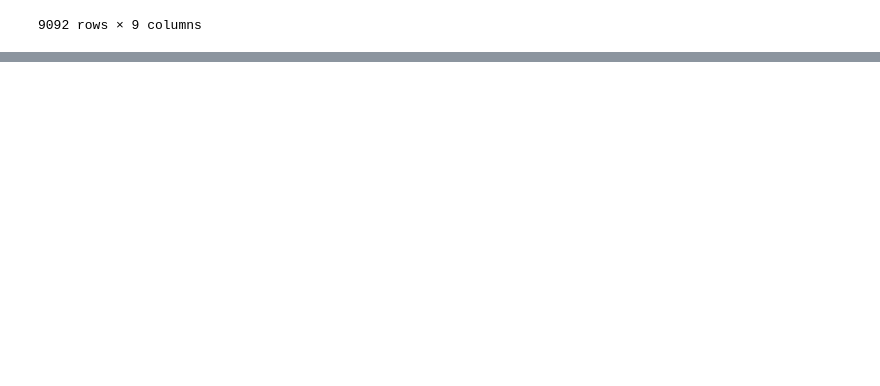
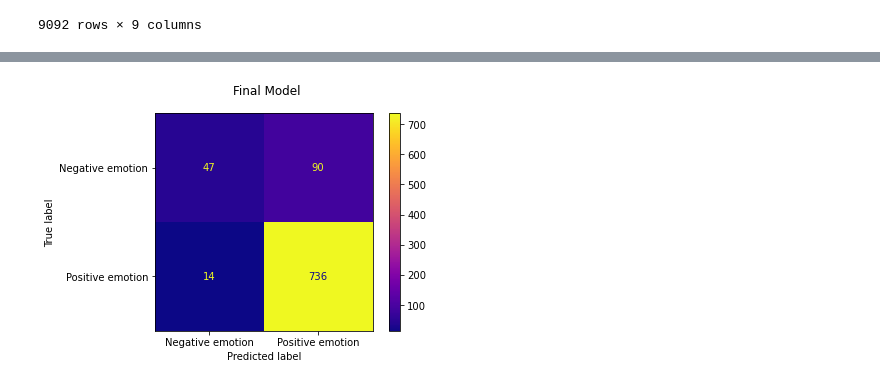
Before and after one commit to RaulCTorres/Twitter_NLP_analysis, a Jupyter notebook: Scratch_code/Terry_book_12_7.ipynb, the cells around one changed output, grey strips where cells are left out. Cells and saved outputs as stored; diff of their text form; code cells hidden in the pictures; blank space fills up the shorter version.

```diff
--- a/Scratch_code/Terry_book_12_7.ipynb
+++ b/Scratch_code/Terry_book_12_7.ipynb
@@ -434,0 +833,2 @@ array([0.84052533, 0.83646617, 0.84398496, 0.82706767, 0.83082707])
+# %%
+gs9.fit(X1_vec,y_train)
@@ -654,0 +978,2 @@ IndexError: tuple index out of range
+# %%
+rf_final = RandomForestClassifier(bootstrap = False, max_depth = None, max_features = 'sqrt', min_samples_leaf= 1, min_samples_split= 5, n_estimators = 200)
@@ -654,0 +985,2 @@ IndexError: tuple index out of range
+# %%
+rf_final.fit(X1_vec, y_train)
@@ -654,0 +992,2 @@ IndexError: tuple index out of range
+# %%
+test_vec = vec1.transform(X_test)
@@ -654,0 +1011,8 @@ IndexError: tuple index out of range
+# %%
+fig, ax = plt.subplots()
+
+fig.suptitle("Final Model")
+
+plot_confusion_matrix(rf_final, test_vec, y_test, ax=ax, cmap="plasma");
+# %% [output]
+[figure, added]
```
Also changed, not shown: parts of 78 cells of this notebook, 4 other files.
